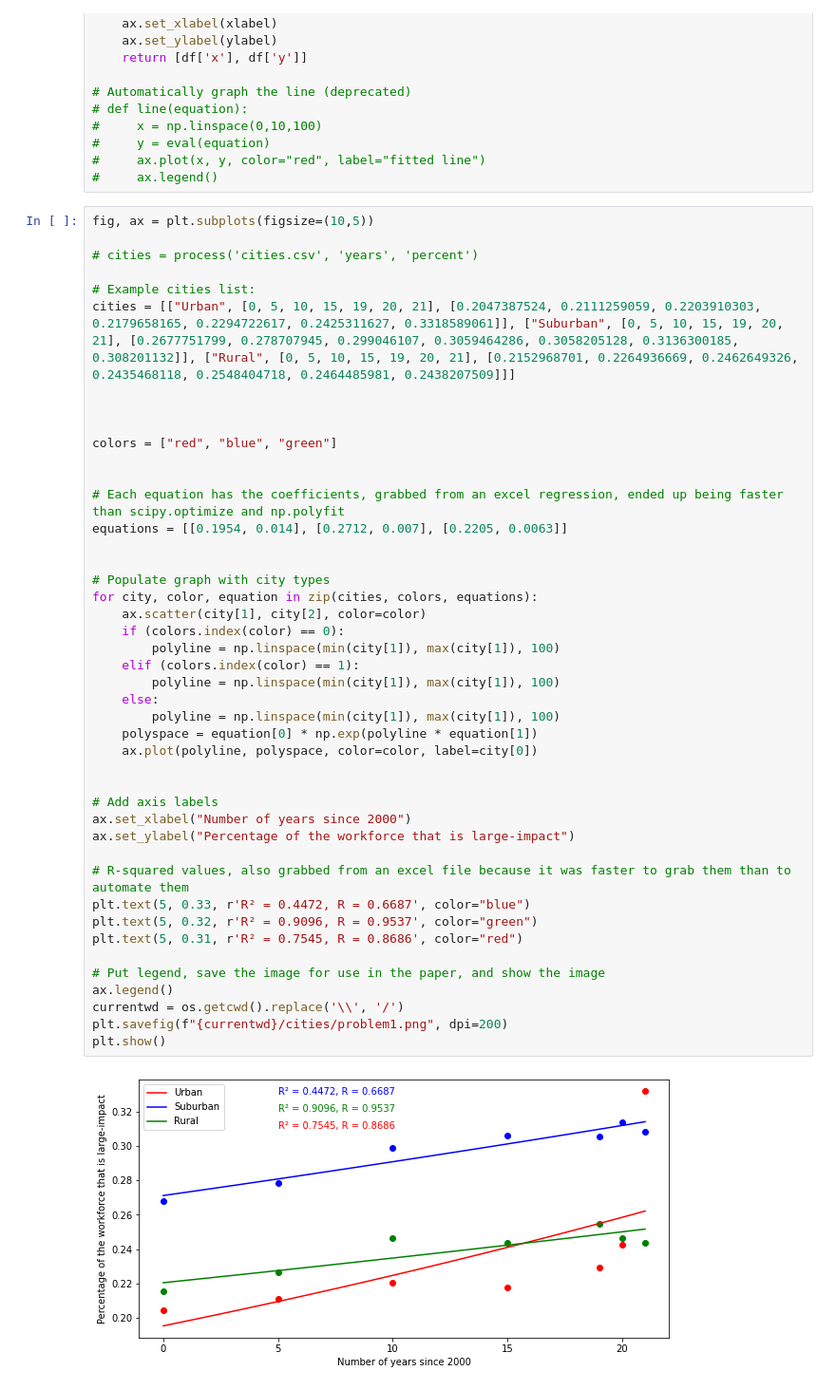
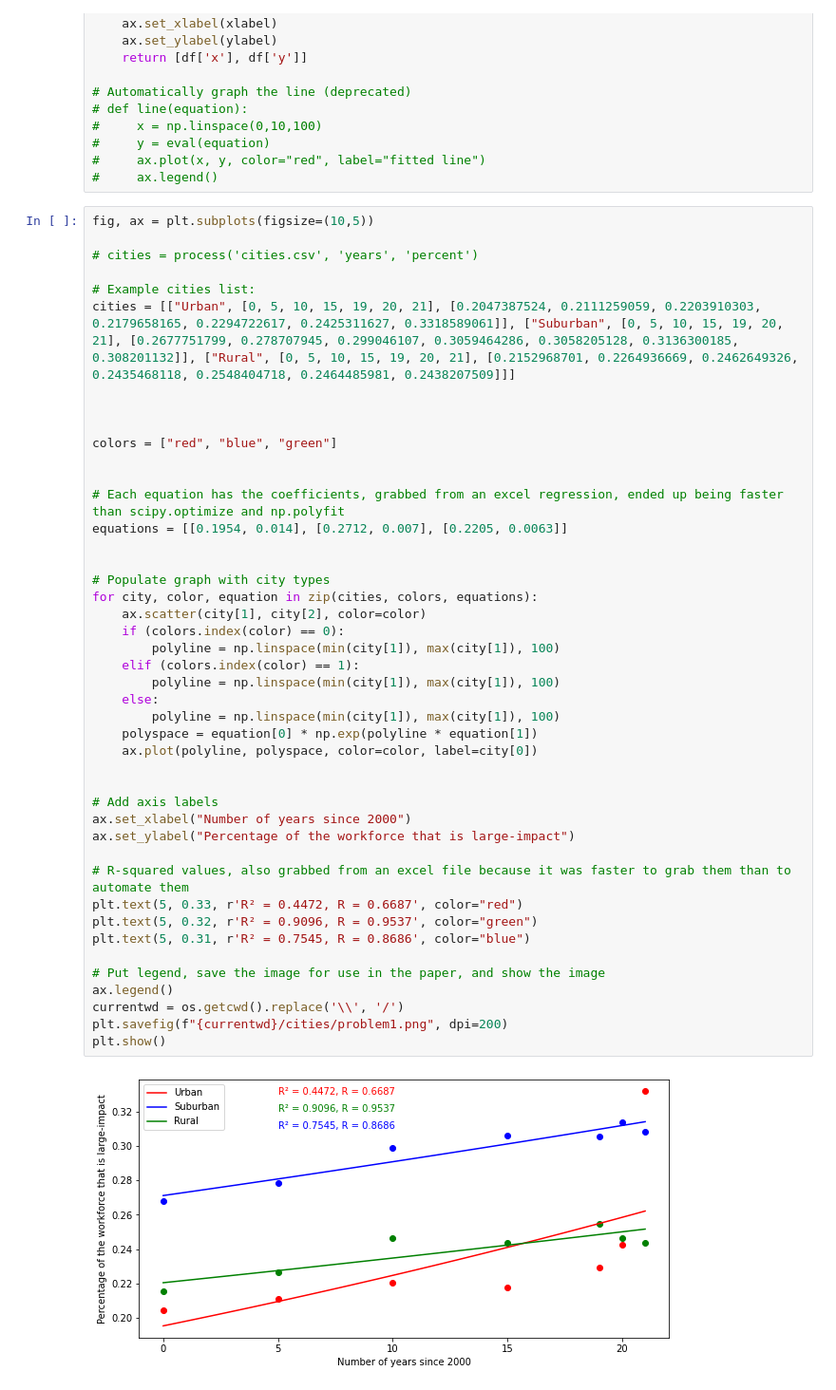
Before and after one commit to shavem/M3, a Jupyter notebook: finalp1.ipynb, the cells around one changed output. Shown: that part at 95% size. Drawn from its saved outputs; the diff is of its cells as text.

```diff
--- a/finalp1.ipynb
+++ b/finalp1.ipynb
@@ -36,33 +36,33 @@ colors = ["red", "blue", "green"]
 # Each equation has the coefficients, grabbed from an excel regression, ended up being faster than scipy.optimize and np.polyfit
 equations = [[0.1954, 0.014], [0.2712, 0.007], [0.2205, 0.0063]]
 
 
 # Populate graph with city types
 for city, color, equation in zip(cities, colors, equations):
     ax.scatter(city[1], city[2], color=color)
     if (colors.index(color) == 0):
         polyline = np.linspace(min(city[1]), max(city[1]), 100)
     elif (colors.index(color) == 1):
         polyline = np.linspace(min(city[1]), max(city[1]), 100)
     else:
         polyline = np.linspace(min(city[1]), max(city[1]), 100)
     polyspace = equation[0] * np.exp(polyline * equation[1])
     ax.plot(polyline, polyspace, color=color, label=city[0])
 
 
 # Add axis labels
 ax.set_xlabel("Number of years since 2000")
 ax.set_ylabel("Percentage of the workforce that is large-impact")
 
 # R-squared values, also grabbed from an excel file because it was faster to grab them than to automate them
-plt.text(5, 0.33, r'R² = 0.4472, R = 0.6687', color="blue")
+plt.text(5, 0.33, r'R² = 0.4472, R = 0.6687', color="red")
 plt.text(5, 0.32, r'R² = 0.9096, R = 0.9537', color="green")
-plt.text(5, 0.31, r'R² = 0.7545, R = 0.8686', color="red")
+plt.text(5, 0.31, r'R² = 0.7545, R = 0.8686', color="blue")
 
 # Put legend, save the image for use in the paper, and show the image
 ax.legend()
 currentwd = os.getcwd().replace('\\', '/')
 plt.savefig(f"{currentwd}/cities/problem1.png", dpi=200)
 plt.show()
 # %% [output]
-[figure, old version]
+[figure, new version]
```
Also changed, not shown: 3 other files.
